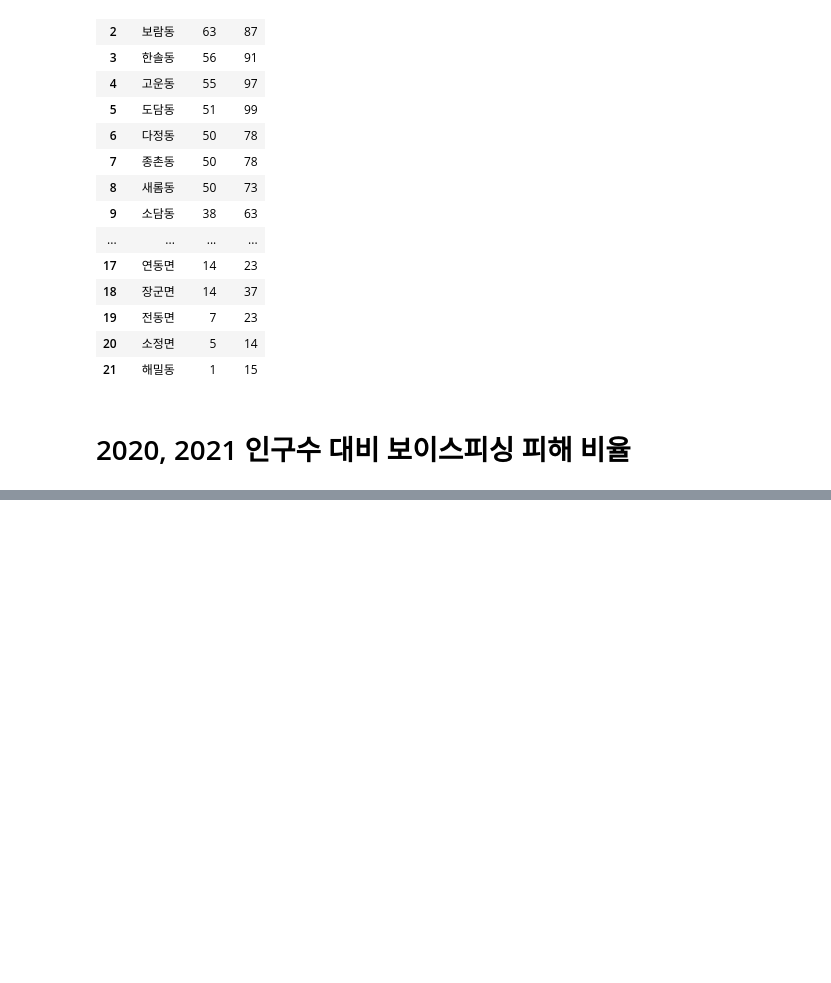
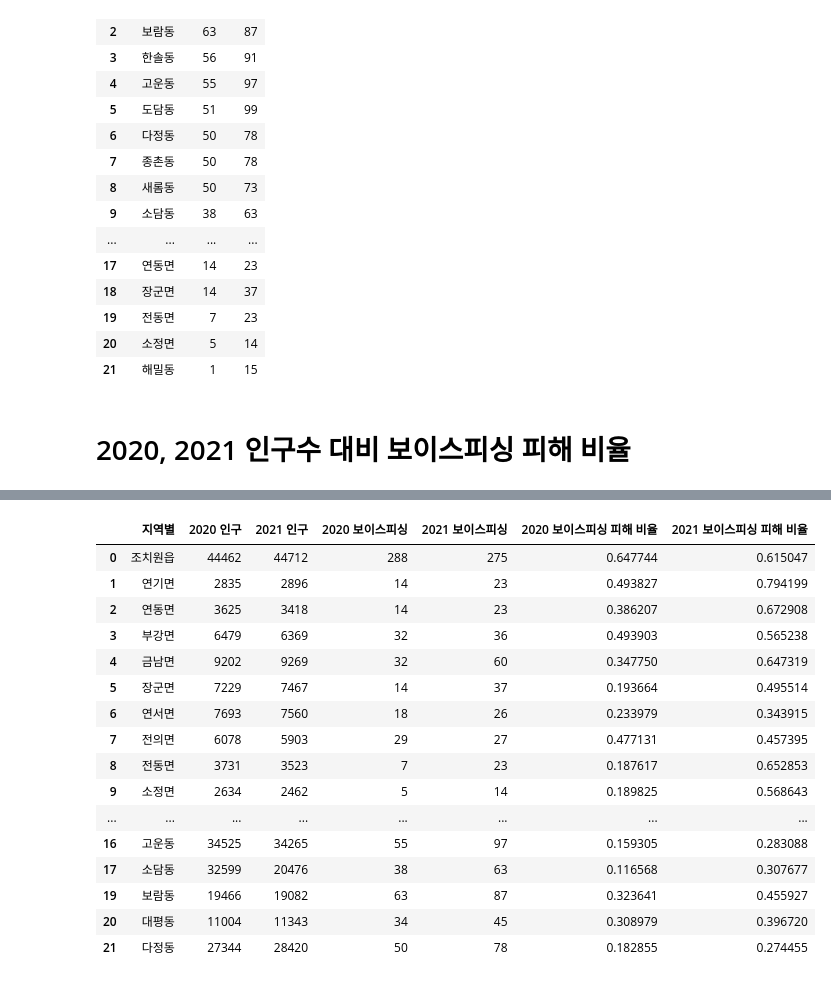
Before and after one commit to slee-02/1986-policing-data, a Jupyter notebook: data_analysis.ipynb, the cells around one changed output, grey strips where cells are left out. Cells and saved outputs as stored; diff of their text form; code cells hidden in the pictures; blank space fills up the shorter version.

```diff
--- a/data_analysis.ipynb
+++ b/data_analysis.ipynb
@@ -230,3 +230,8 @@ df_vp_sejong
 df_vp_sejong.columns = ['지역별', '2020 보이스피싱', '2021 보이스피싱']
 # %% [markdown]
 # 2020, 2021 인구수 대비 보이스피싱 피해 비율
+# %%
+# 인구수 데이터와 보이스피싱 신고 데이터 합치기
+df_dj = pd.merge(df_daejeon, df_vp_daejeon, on='지역별', how='outer')
+df_cn = pd.merge(df_chungnam, df_vp_chungnam, on='지역별', how='outer')
+df_sj = pd.merge(df_sejong, df_vp_sejong, on='지역별', how='outer')
@@ -232,0 +317,28 @@ df_vp_sejong.columns = ['지역별', '2020 보이스피싱', '2021 보이스피
+# %%
+df_sj = df_sj.replace({'-' : np.nan})
+df_sj = df_sj.dropna()
+# %%
+df_sj['2020 인구'] = df_sj['2020 인구'].astype('int')
+# %%
+df_sj['2020 보이스피싱 피해 비율'] = df_sj['2020 보이스피싱']/df_sj['2020 인구']*100
+df_sj['2021 보이스피싱 피해 비율'] = df_sj['2021 보이스피싱']/df_sj['2021 인구']*100
+
+df_sj
+# %% [output]
+|  | 지역별 | 2020 인구 | 2021 인구 | 2020 보이스피싱 | 2021 보이스피싱 | 2020 보이스피싱 피해 비율 | 2021 보이스피싱 피해 비율 |
+| 0 | 조치원읍 | 44462 | 44712 | 288 | 275 | 0.647744 | 0.615047 |
+| 1 | 연기면 | 2835 | 2896 | 14 | 23 | 0.493827 | 0.794199 |
+| 2 | 연동면 | 3625 | 3418 | 14 | 23 | 0.386207 | 0.672908 |
+| 3 | 부강면 | 6479 | 6369 | 32 | 36 | 0.493903 | 0.565238 |
+| 4 | 금남면 | 9202 | 9269 | 32 | 60 | 0.347750 | 0.647319 |
+| 5 | 장군면 | 7229 | 7467 | 14 | 37 | 0.193664 | 0.495514 |
+| 6 | 연서면 | 7693 | 7560 | 18 | 26 | 0.233979 | 0.343915 |
+| 7 | 전의면 | 6078 | 5903 | 29 | 27 | 0.477131 | 0.457395 |
+| 8 | 전동면 | 3731 | 3523 | 7 | 23 | 0.187617 | 0.652853 |
+| 9 | 소정면 | 2634 | 2462 | 5 | 14 | 0.189825 | 0.568643 |
+| ... | ... | ... | ... | ... | ... | ... | ... |
+| 16 | 고운동 | 34525 | 34265 | 55 | 97 | 0.159305 | 0.283088 |
+| 17 | 소담동 | 32599 | 20476 | 38 | 63 | 0.116568 | 0.307677 |
+| 19 | 보람동 | 19466 | 19082 | 63 | 87 | 0.323641 | 0.455927 |
+| 20 | 대평동 | 11004 | 11343 | 34 | 45 | 0.308979 | 0.396720 |
+| 21 | 다정동 | 27344 | 28420 | 50 | 78 | 0.182855 | 0.274455 |
```
Also changed, not shown: parts of 27 cells of this notebook, 9 other files.
